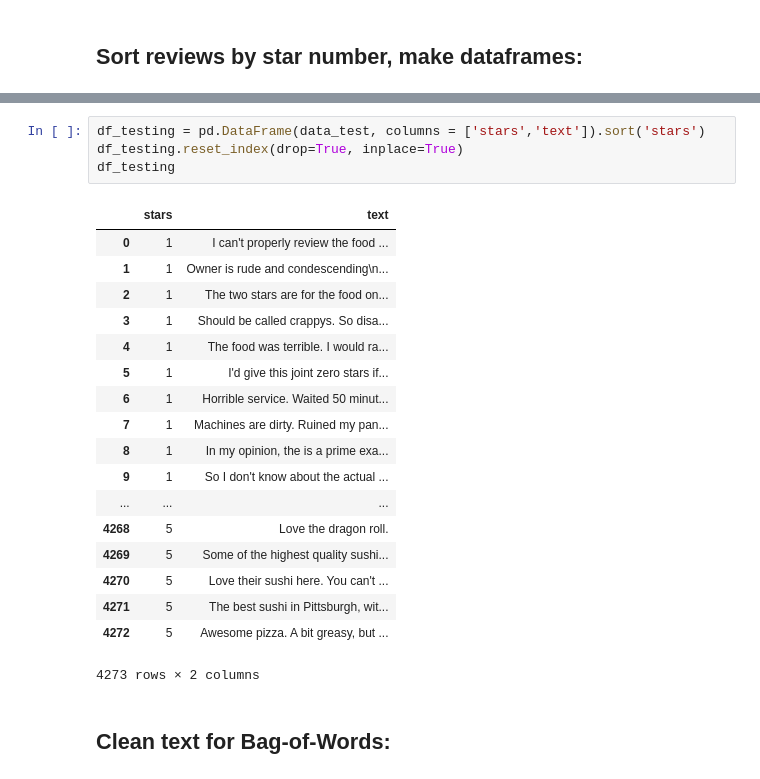
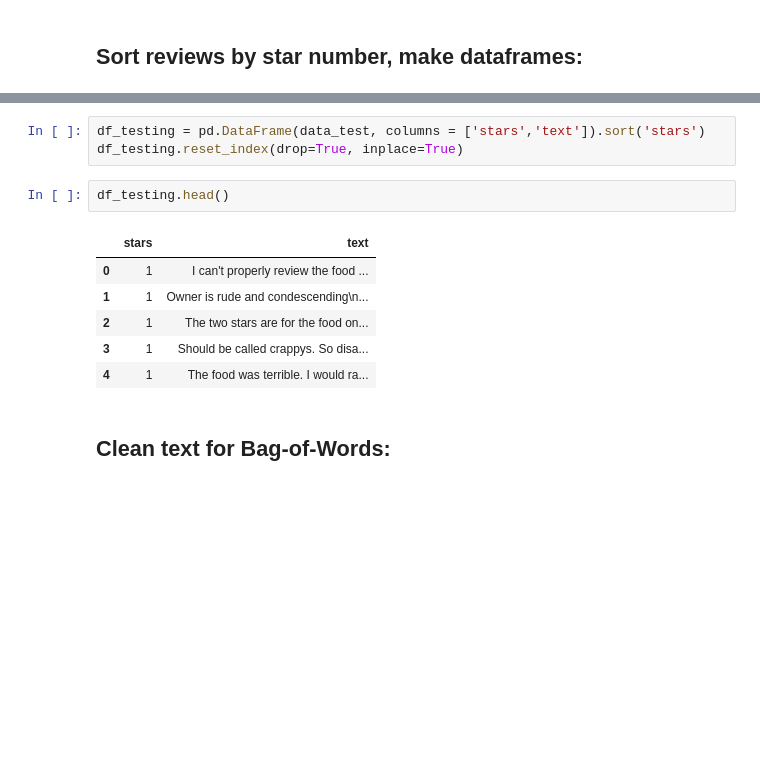
Before and after one commit to jacobmink/Thinkful, a Jupyter notebook: Capstone.ipynb, the cells around one changed output, grey strips where cells are left out. Cells and saved outputs as stored; diff of their text form; blank space fills up the shorter version.

```diff
--- a/Capstone.ipynb
+++ b/Capstone.ipynb
@@ -210,26 +179,15 @@ df
 # %%
 df_testing = pd.DataFrame(data_test, columns = ['stars','text']).sort('stars')
 df_testing.reset_index(drop=True, inplace=True)
-df_testing
-# %% [output]
-|  | stars | text |
-| 0 | 1 | I can't properly review the food ... |
-| 1 | 1 | Owner is rude and condescending\n... |
-| 2 | 1 | The two stars are for the food on... |
-| 3 | 1 | Should be called crappys. So disa... |
-| 4 | 1 | The food was terrible. I would ra... |
-| 5 | 1 | I'd give this joint zero stars if... |
-| 6 | 1 | Horrible service. Waited 50 minut... |
-| 7 | 1 | Machines are dirty. Ruined my pan... |
-| 8 | 1 | In my opinion, the is a prime exa... |
-| 9 | 1 | So I don't know about the actual ... |
-| ... | ... | ... |
-| 4268 | 5 | Love the dragon roll. |
-| 4269 | 5 | Some of the highest quality sushi... |
-| 4270 | 5 | Love their sushi here. You can't ... |
-| 4271 | 5 | The best sushi in Pittsburgh, wit... |
-| 4272 | 5 | Awesome pizza. A bit greasy, but ... |
-4273 rows × 2 columns
+# %%
+df_testing.head()
+# %% [output]
+|  | stars | text |
+| 0 | 1 | I can't properly review the food ... |
+| 1 | 1 | Owner is rude and condescending\n... |
+| 2 | 1 | The two stars are for the food on... |
+| 3 | 1 | Should be called crappys. So disa... |
+| 4 | 1 | The food was terrible. I would ra... |
 # %% [markdown]
 ## Clean text for Bag-of-Words:
 # %%
```
Also changed, not shown: parts of 9 cells of this notebook.
